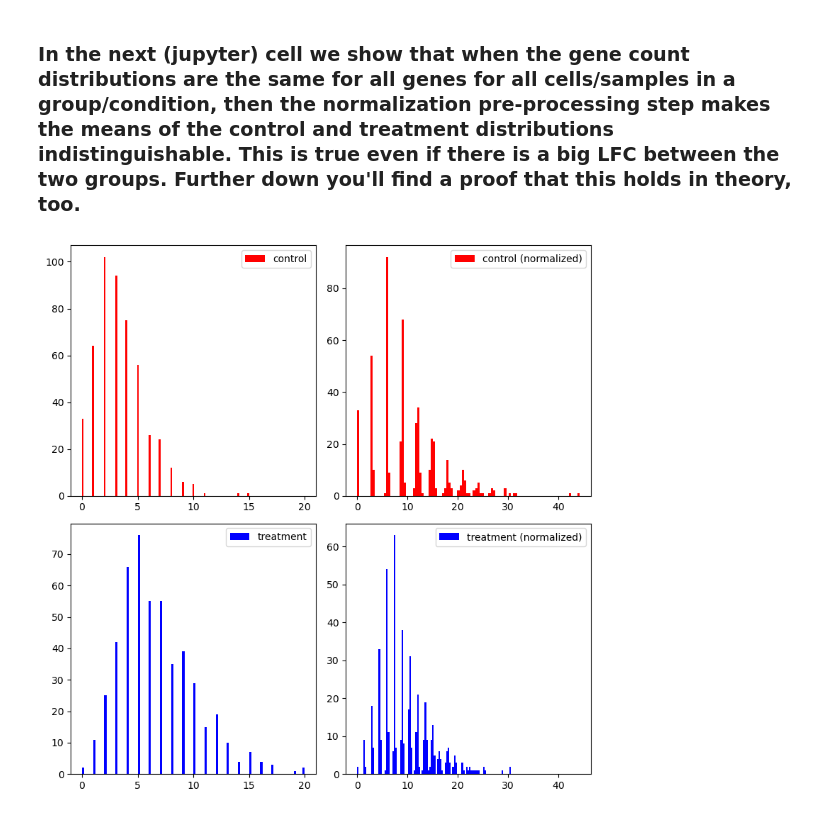
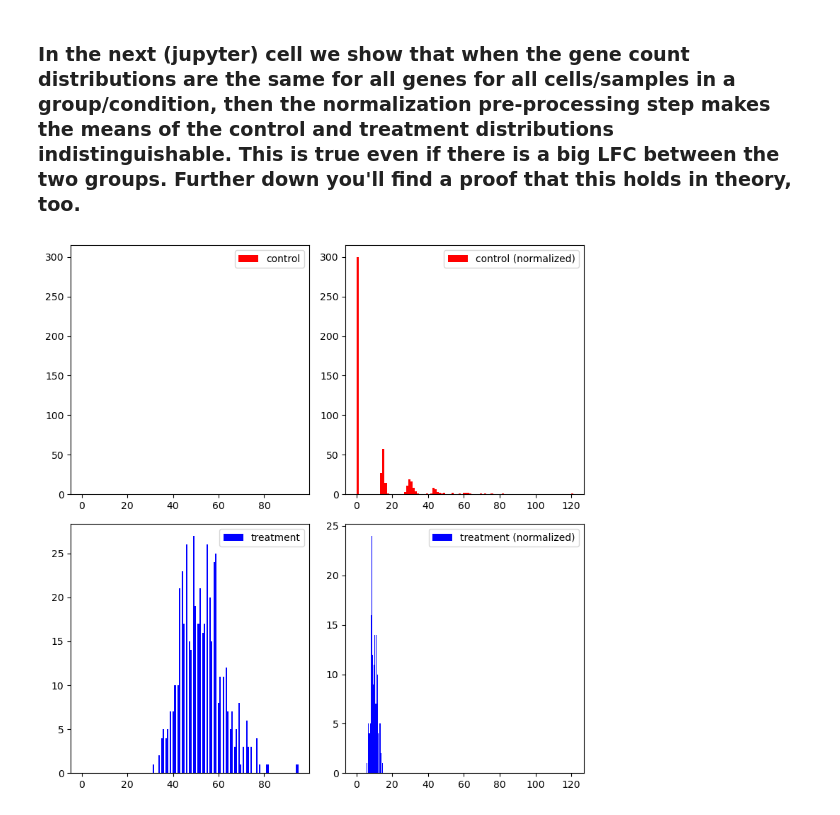
Before and after one commit to okviman/DE-ZILN, a Jupyter notebook: notebooks/test_ZILN_vs_scanpy_and_seurat.ipynb, the cells around one changed output. Cells and saved outputs as stored; diff of their text form; code cells hidden in the pictures.

```diff
--- a/notebooks/test_ZILN_vs_scanpy_and_seurat.ipynb
+++ b/notebooks/test_ZILN_vs_scanpy_and_seurat.ipynb
@@ -5,39 +5,39 @@ import matplotlib.pyplot as plt
 # %% [markdown]
 ### In the next (jupyter) cell we show that when the gene count distributions are the same for all genes for all cells/samples in a group/condition, then the normalization pre-processing step makes the means of the control and treatment distributions indistinguishable. This is true even if there is a big LFC between the two groups. Further down you'll find a proof that this holds in theory, too.
 # %%
-r_x = 5
-r_y = 10
+r_x = 1
+r_y = 80
 p = 0.6
 true_lfc = np.log2(r_y / r_x)
 
 X = np.random.negative_binomial(r_x, p, size=(500, 1000))
 Y = np.random.negative_binomial(r_y, p, size=(500, 1000))
 
 fig = plt.figure(figsize=(8, 8))
 
 # Left column
 ax1 = plt.subplot(2, 2, 1)
 ax2 = plt.subplot(2, 2, 3, sharex=ax1)  # Share x-axis with ax1
 
 # Right column
 ax3 = plt.subplot(2, 2, 2)
 ax4 = plt.subplot(2, 2, 4, sharex=ax3)  # Share x-axis with ax3
 
 # Plot data
 ax1.hist(X[:, 0], bins=100, color='red', label='control')
 ax2.hist(Y[:, 0], bins=100, color='blue', label='treatment')
 ax1.legend()
 ax2.legend()
 
 ax3.hist(np.exp(transform(X)[:, 0]) - 1, bins=100, color='red', label='control (normalized)')
 ax4.hist(np.exp(transform(Y)[:, 0]) - 1, bins=100, color='blue', label='treatment (normalized)')
 ax3.legend()
 ax4.legend()
 
 plt.tight_layout()
 plt.show()
 # %% [output]
-[figure, old version]
+[figure, new version]
 # %% [markdown]
 This is to be expected as the normalization effectively removes the dependence of the NB parameters on the mean of an NB, as outlined below.
 
```
Also changed, not shown: parts of 7 cells of this notebook.
